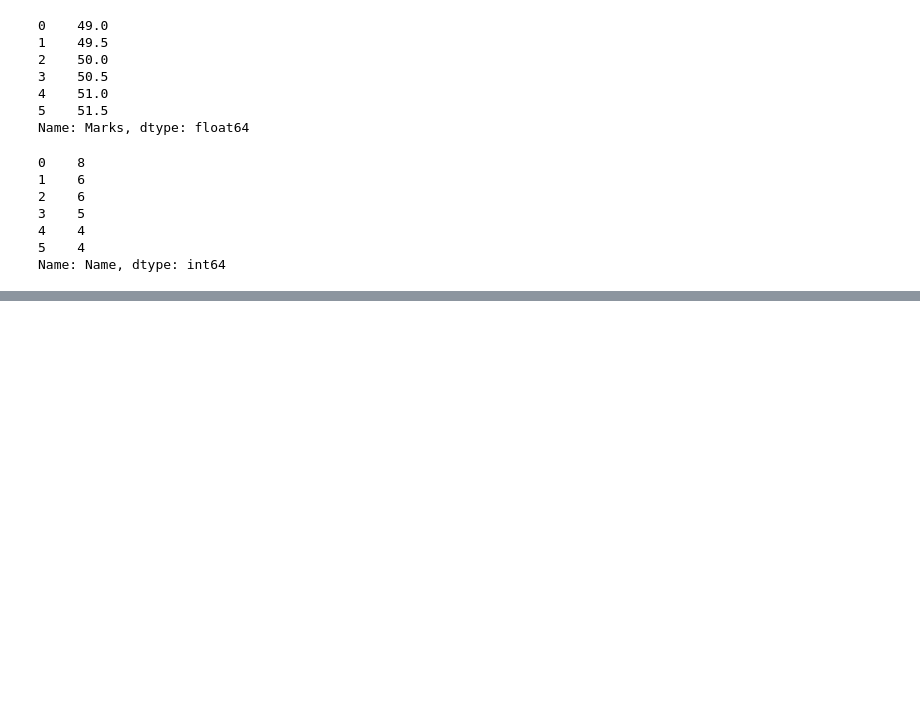
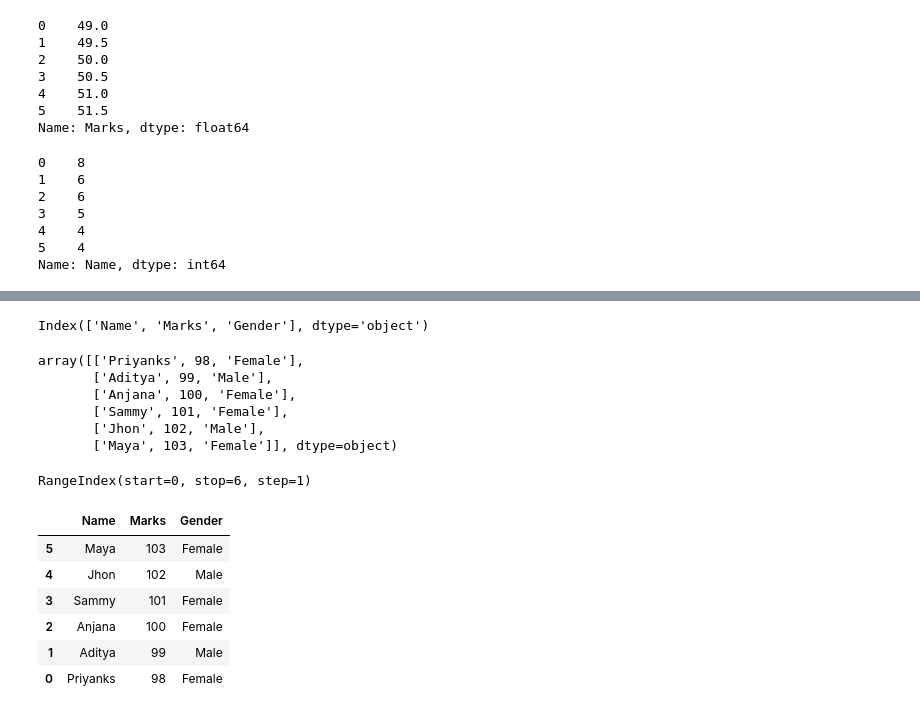
Before and after one commit to AlisTamang10/Python-Basics, a Jupyter notebook: Data Analysis/Data Reading.ipynb, the cells around one changed output, grey strips where cells are left out. Saved outputs shown, nothing was run; the diff lists cells and outputs as text; code cells hidden in the pictures; blank space fills up the shorter version.

```diff
--- a/Data Analysis/Data Reading.ipynb
+++ b/Data Analysis/Data Reading.ipynb
@@ -227,0 +250,3 @@ df1
+# %%
+#multiple delet
+df1.drop(['Half Marks','Male_Female'],axis=1,inplace=True) #putting inplace to change in org csv or dataset
@@ -227,0 +263,30 @@ df1
+# %%
+#print the columns
+df1.columns
+# %% [output]
+Index(['Name', 'Marks', 'Gender'], dtype='object')
+# %%
+df1.values
+# %% [output]
+array([['Priyanks', 98, 'Female'],
+       ['Aditya', 99, 'Male'],
+       ['Anjana', 100, 'Female'],
+       ['Sammy', 101, 'Female'],
+       ['Jhon', 102, 'Male'],
+       ['Maya', 103, 'Female']], dtype=object)
+# %%
+df1.index
+#step = difference
+# %% [output]
+RangeIndex(start=0, stop=6, step=1)
+# %%
+#sort the dataframe as per marks
+df1.sort_values(by='Marks',ascending=False)
+# %% [output]
+|  | Name | Marks | Gender |
+| 5 | Maya | 103 | Female |
+| 4 | Jhon | 102 | Male |
+| 3 | Sammy | 101 | Female |
+| 2 | Anjana | 100 | Female |
+| 1 | Aditya | 99 | Male |
+| 0 | Priyanks | 98 | Female |
```
Also changed, not shown: parts of 9 cells of this notebook.
